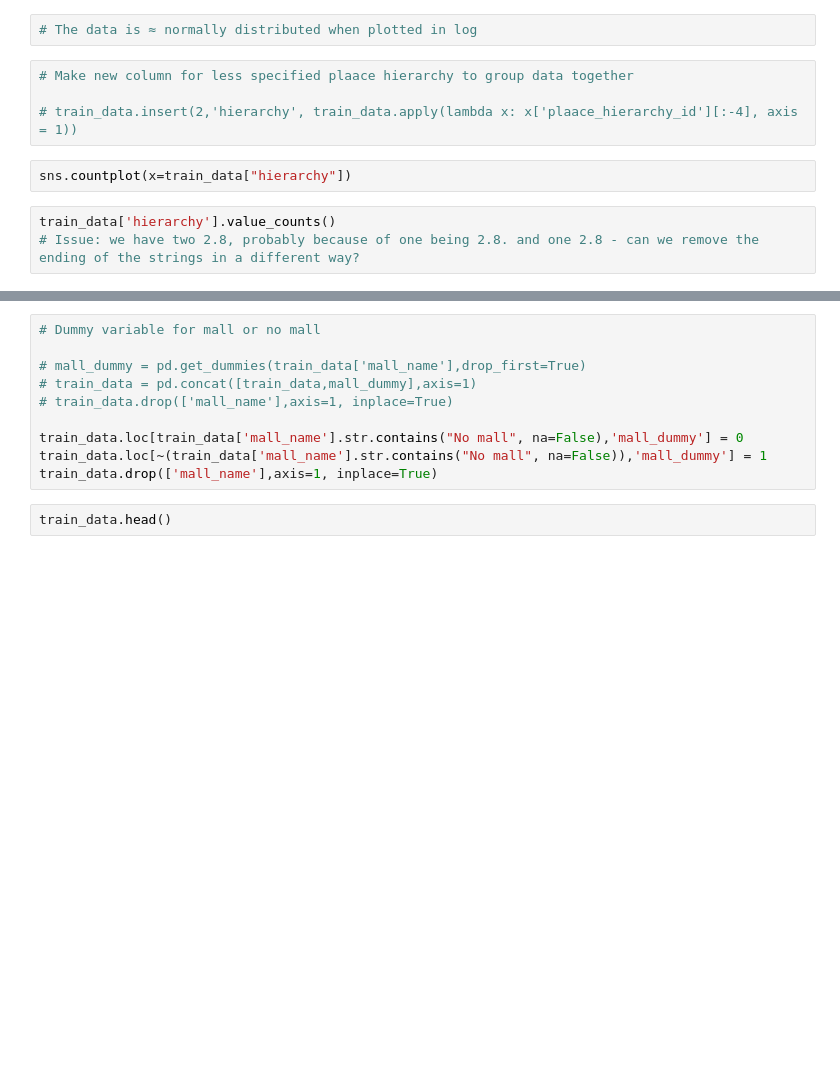
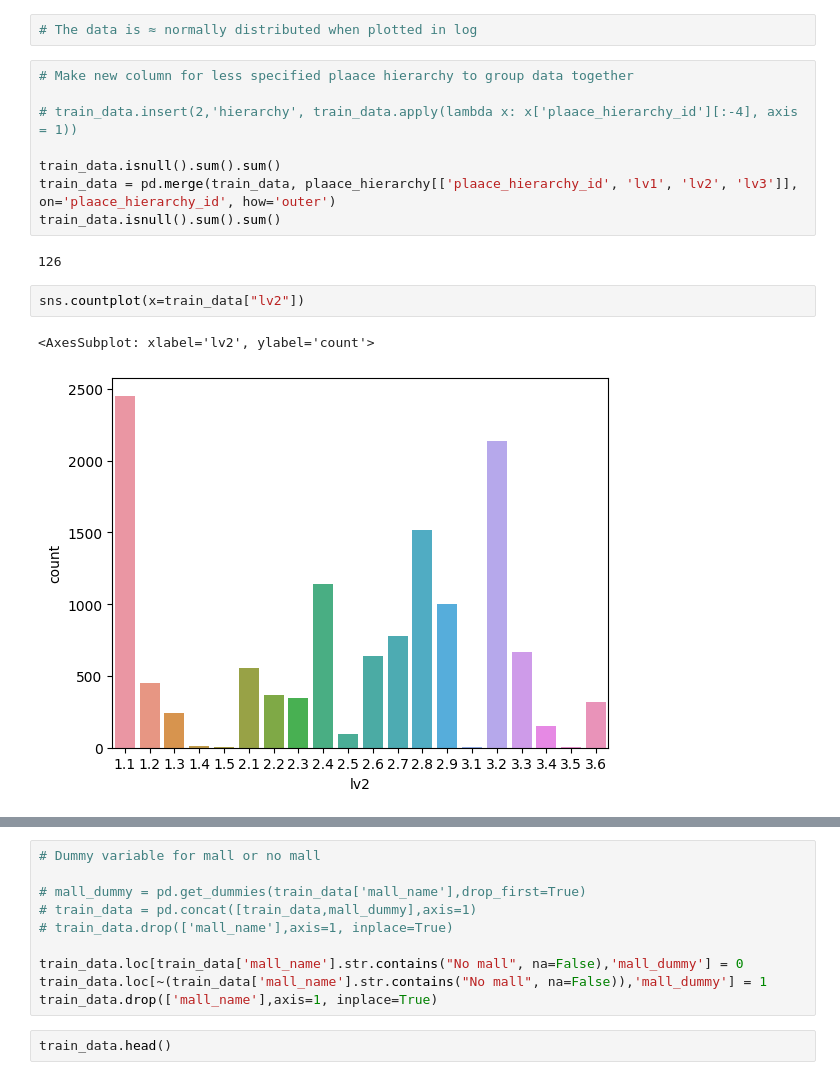
Before and after one commit to paaskehaakon/ML-project, a Jupyter notebook: EDA_cont.ipynb, the cells around one changed output, grey strips where cells are left out. Cells and saved outputs as stored; diff of their text form; blank space fills up the shorter version.

```diff
--- a/EDA_cont.ipynb
+++ b/EDA_cont.ipynb
@@ -60,8 +112,14 @@ plt.title('Distribution of Target variable')
 # Make new column for less specified plaace hierarchy to group data together
 
 # train_data.insert(2,'hierarchy', train_data.apply(lambda x: x['plaace_hierarchy_id'][:-4], axis = 1))
+
+train_data.isnull().sum().sum()
+train_data = pd.merge(train_data, plaace_hierarchy[['plaace_hierarchy_id', 'lv1', 'lv2', 'lv3']], on='plaace_hierarchy_id', how='outer')
+train_data.isnull().sum().sum()
+# %% [output]
+126
 # %%
-sns.countplot(x=train_data["hierarchy"])
+sns.countplot(x=train_data["lv2"])
+# %% [output]
+<AxesSubplot: xlabel='lv2', ylabel='count'>
+[figure, added]
-# %%
-train_data['hierarchy'].value_counts()
-# Issue: we have two 2.8, probably because of one being 2.8. and one 2.8 - can we remove the ending of the strings in a different way?
```
Also changed, not shown: parts of 19 cells of this notebook.
